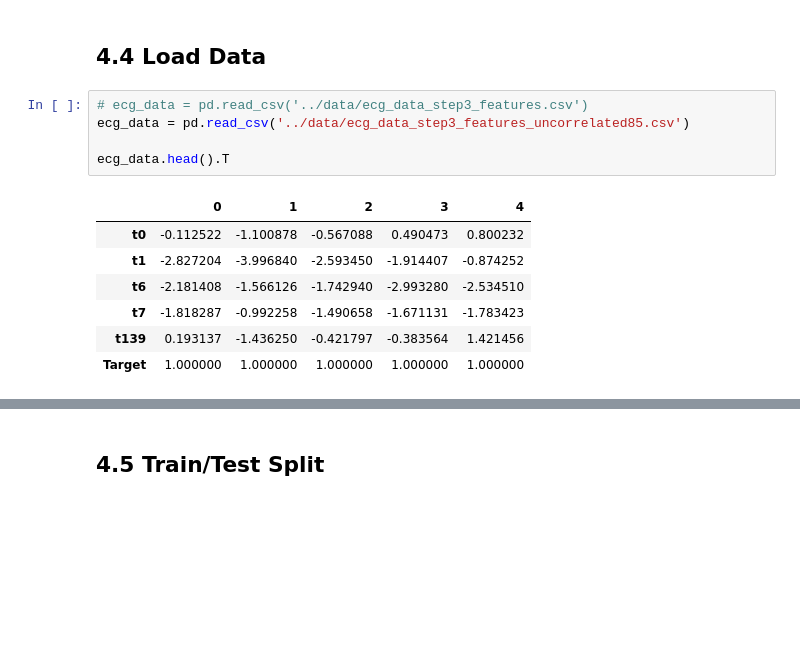
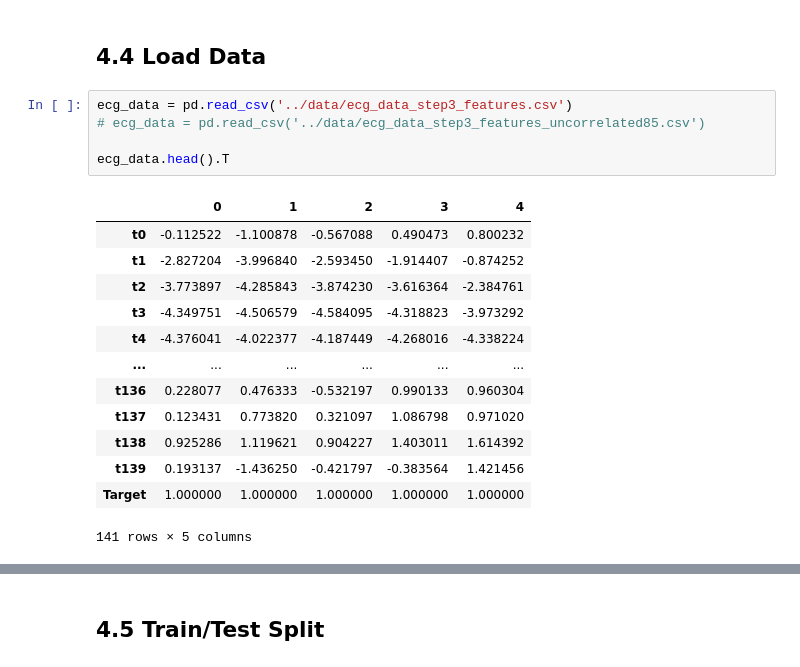
Before and after one commit to azarbarzin/Springboard, a Jupyter notebook: Capstone Project 2/Notebooks/04_preprocessing_and_training.ipynb, the cells around one changed output, grey strips where cells are left out. Drawn from its saved outputs; the diff is of its cells as text; blank space fills up the shorter version.

```diff
--- a/Capstone Project 2/Notebooks/04_preprocessing_and_training.ipynb
+++ b/Capstone Project 2/Notebooks/04_preprocessing_and_training.ipynb
@@ -75,18 +75,24 @@ The animation.avconv_args rcparam was deprecated in Matplotlib 3.3 and will be r
 # %% [markdown]
 ## 4.4 Load Data<a id='4.4_Load_Data'></a>
 # %%
-# ecg_data = pd.read_csv('../data/ecg_data_step3_features.csv')
-ecg_data = pd.read_csv('../data/ecg_data_step3_features_uncorrelated85.csv')
+ecg_data = pd.read_csv('../data/ecg_data_step3_features.csv')
+# ecg_data = pd.read_csv('../data/ecg_data_step3_features_uncorrelated85.csv')
 
 ecg_data.head().T
 # %% [output]
 |  | 0 | 1 | 2 | 3 | 4 |
 | t0 | -0.112522 | -1.100878 | -0.567088 | 0.490473 | 0.800232 |
 | t1 | -2.827204 | -3.996840 | -2.593450 | -1.914407 | -0.874252 |
-| t6 | -2.181408 | -1.566126 | -1.742940 | -2.993280 | -2.534510 |
-| t7 | -1.818287 | -0.992258 | -1.490658 | -1.671131 | -1.783423 |
+| t2 | -3.773897 | -4.285843 | -3.874230 | -3.616364 | -2.384761 |
+| t3 | -4.349751 | -4.506579 | -4.584095 | -4.318823 | -3.973292 |
+| t4 | -4.376041 | -4.022377 | -4.187449 | -4.268016 | -4.338224 |
+| ... | ... | ... | ... | ... | ... |
+| t136 | 0.228077 | 0.476333 | -0.532197 | 0.990133 | 0.960304 |
+| t137 | 0.123431 | 0.773820 | 0.321097 | 1.086798 | 0.971020 |
+| t138 | 0.925286 | 1.119621 | 0.904227 | 1.403011 | 1.614392 |
 | t139 | 0.193137 | -1.436250 | -0.421797 | -0.383564 | 1.421456 |
 | Target | 1.000000 | 1.000000 | 1.000000 | 1.000000 | 1.000000 |
+141 rows × 5 columns
 # %%
 # ecg_data.Target = ['ABNORMAL' if x == 0.0 else 'NORMAL' for x in ecg_data.Target]
 # ecg_data = ecg_data[['t0','t1','t6','t7','t139', 'Target']]
```
Also changed, not shown: parts of 13 cells of this notebook, 8 other files.
